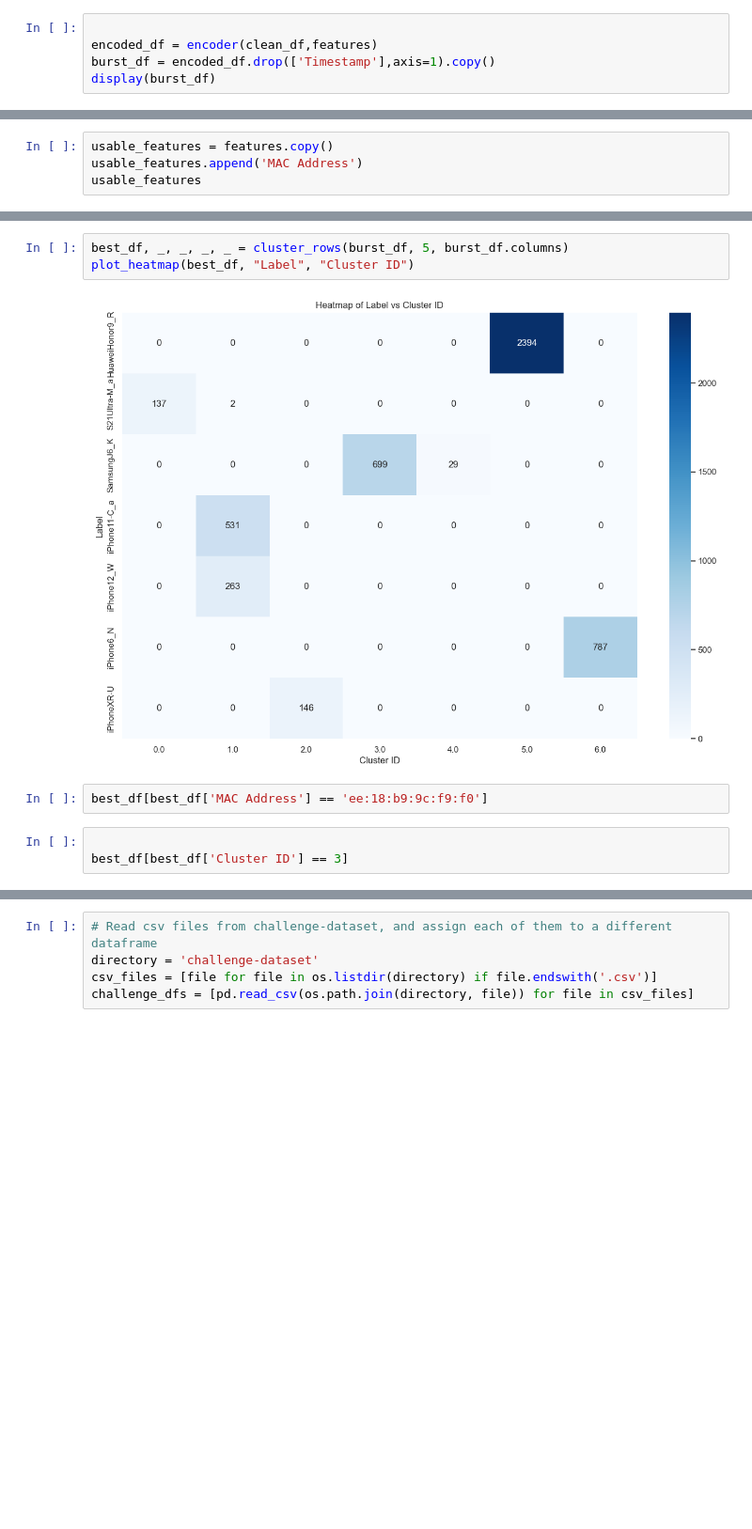
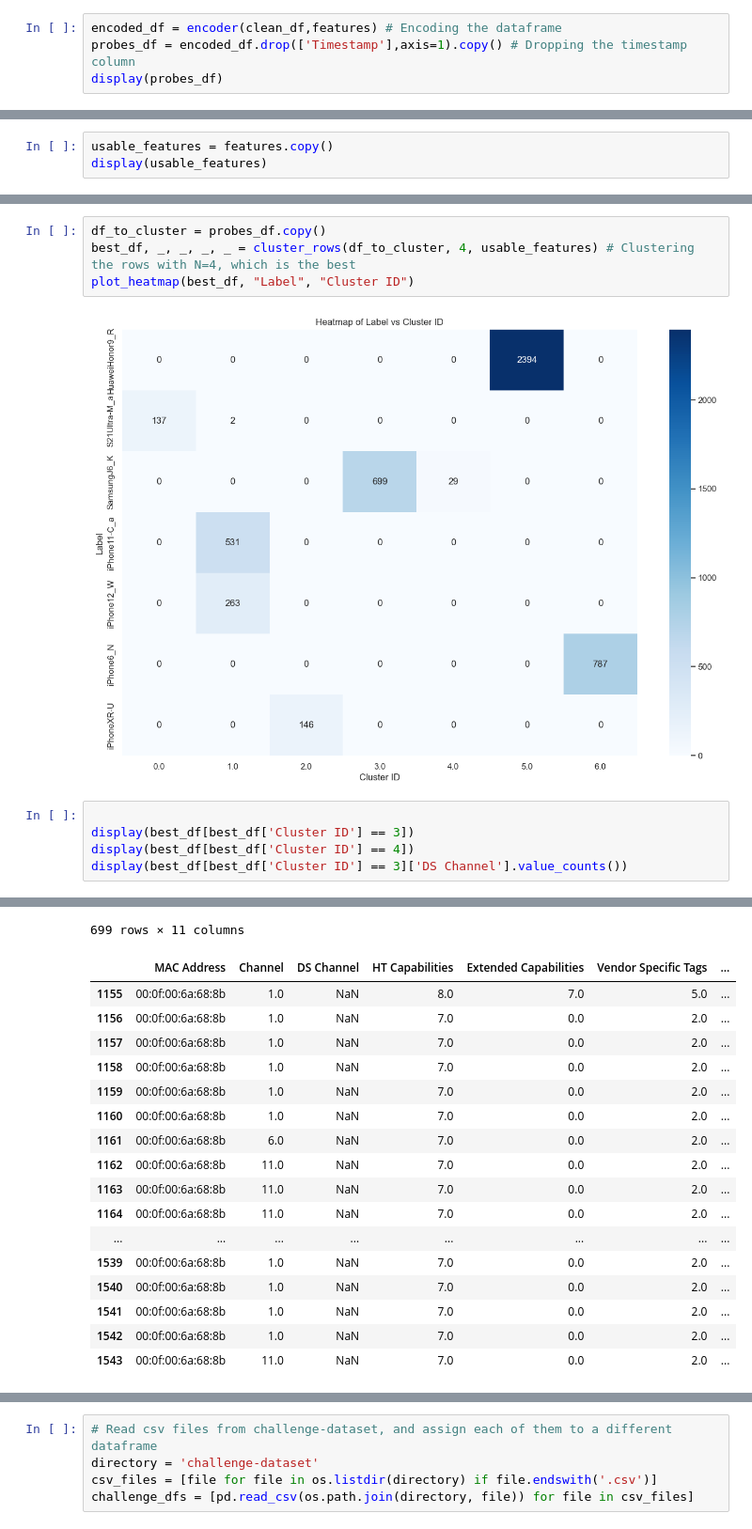
Before and after one commit to tugrul-kok/NMDA, a Jupyter notebook: HW3-MAC-De-Randomization/HW-3.ipynb, the cells around one changed output, grey strips where cells are left out. Shown at 94% size. Cells and saved outputs as stored; diff of their text form; blank space fills up the shorter version.

```diff
--- a/HW3-MAC-De-Randomization/HW-3.ipynb
+++ b/HW3-MAC-De-Randomization/HW-3.ipynb
@@ -143,8 +145,7 @@ def encoder(df,features):
 # %%
-
-encoded_df = encoder(clean_df,features)
-burst_df = encoded_df.drop(['Timestamp'],axis=1).copy()
-display(burst_df)
+encoded_df = encoder(clean_df,features) # Encoding the dataframe
+probes_df = encoded_df.drop(['Timestamp'],axis=1).copy() # Dropping the timestamp column
+display(probes_df)
 # %% [output]
 |  | MAC Address | Channel | DS Channel | HT Capabilities | Extended Capabilities | Vendor Specific Tags | ... |
 | 0 | 76:f7:2b:0e:35:f3 | 1.0 | 1.0 | 4.0 | 1.0 | 4.0 | ... |
@@ -176,7 +183,6 @@ def plot_heatmap(df, column1, column2, colormap="Blues"):
 # %%
 usable_features = features.copy()
-usable_features.append('MAC Address')
-usable_features
+display(usable_features)
 # %% [output]
 ['Channel',
  'DS Channel',
@@ -257,10 +290,12 @@ print(results_df)
 # %%
-best_df, _, _, _, _ = cluster_rows(burst_df, 5, burst_df.columns)
+df_to_cluster = probes_df.copy()
+best_df, _, _, _, _ = cluster_rows(df_to_cluster, 4, usable_features) # Clustering the rows with N=4, which is the best
 plot_heatmap(best_df, "Label", "Cluster ID")
 # %% [output]
 [figure]
-# %%
-best_df[best_df['MAC Address'] == 'ee:18:b9:9c:f9:f0']
-# %%
-
-best_df[best_df['Cluster ID'] == 3]
+# %%
+
+display(best_df[best_df['Cluster ID'] == 3])
+display(best_df[best_df['Cluster ID'] == 4])
+display(best_df[best_df['Cluster ID'] == 3]['DS Channel'].value_counts())
+# %% [output]
@@ -266,0 +314,18 @@ best_df[best_df['Cluster ID'] == 3]
+699 rows × 11 columns
+|  | MAC Address | Channel | DS Channel | HT Capabilities | Extended Capabilities | Vendor Specific Tags | ... |
+| 1155 | 00:0f:00:6a:68:8b | 1.0 | NaN | 8.0 | 7.0 | 5.0 | ... |
+| 1156 | 00:0f:00:6a:68:8b | 1.0 | NaN | 7.0 | 0.0 | 2.0 | ... |
+| 1157 | 00:0f:00:6a:68:8b | 1.0 | NaN | 7.0 | 0.0 | 2.0 | ... |
+| 1158 | 00:0f:00:6a:68:8b | 1.0 | NaN | 7.0 | 0.0 | 2.0 | ... |
+| 1159 | 00:0f:00:6a:68:8b | 1.0 | NaN | 7.0 | 0.0 | 2.0 | ... |
+| 1160 | 00:0f:00:6a:68:8b | 1.0 | NaN | 7.0 | 0.0 | 2.0 | ... |
+| 1161 | 00:0f:00:6a:68:8b | 6.0 | NaN | 7.0 | 0.0 | 2.0 | ... |
+| 1162 | 00:0f:00:6a:68:8b | 11.0 | NaN | 7.0 | 0.0 | 2.0 | ... |
+| 1163 | 00:0f:00:6a:68:8b | 11.0 | NaN | 7.0 | 0.0 | 2.0 | ... |
+| 1164 | 00:0f:00:6a:68:8b | 11.0 | NaN | 7.0 | 0.0 | 2.0 | ... |
+| ... | ... | ... | ... | ... | ... | ... | ... |
+| 1539 | 00:0f:00:6a:68:8b | 1.0 | NaN | 7.0 | 0.0 | 2.0 | ... |
+| 1540 | 00:0f:00:6a:68:8b | 1.0 | NaN | 7.0 | 0.0 | 2.0 | ... |
+| 1541 | 00:0f:00:6a:68:8b | 1.0 | NaN | 7.0 | 0.0 | 2.0 | ... |
+| 1542 | 00:0f:00:6a:68:8b | 1.0 | NaN | 7.0 | 0.0 | 2.0 | ... |
+| 1543 | 00:0f:00:6a:68:8b | 11.0 | NaN | 7.0 | 0.0 | 2.0 | ... |
```
Also changed, not shown: parts of 65 cells of this notebook, 2 other files.
